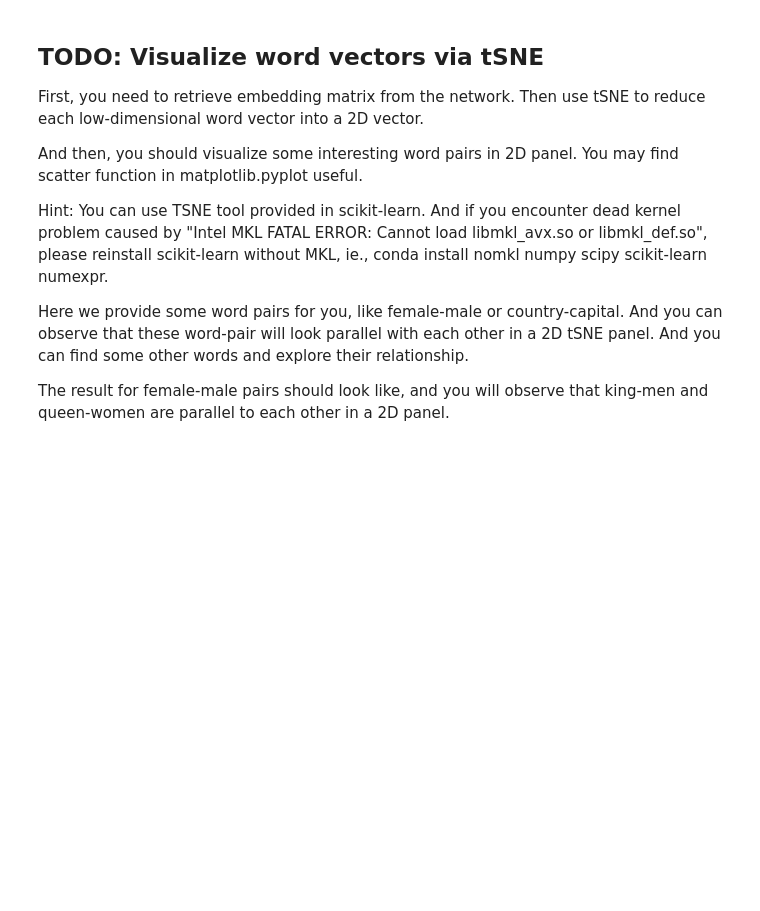
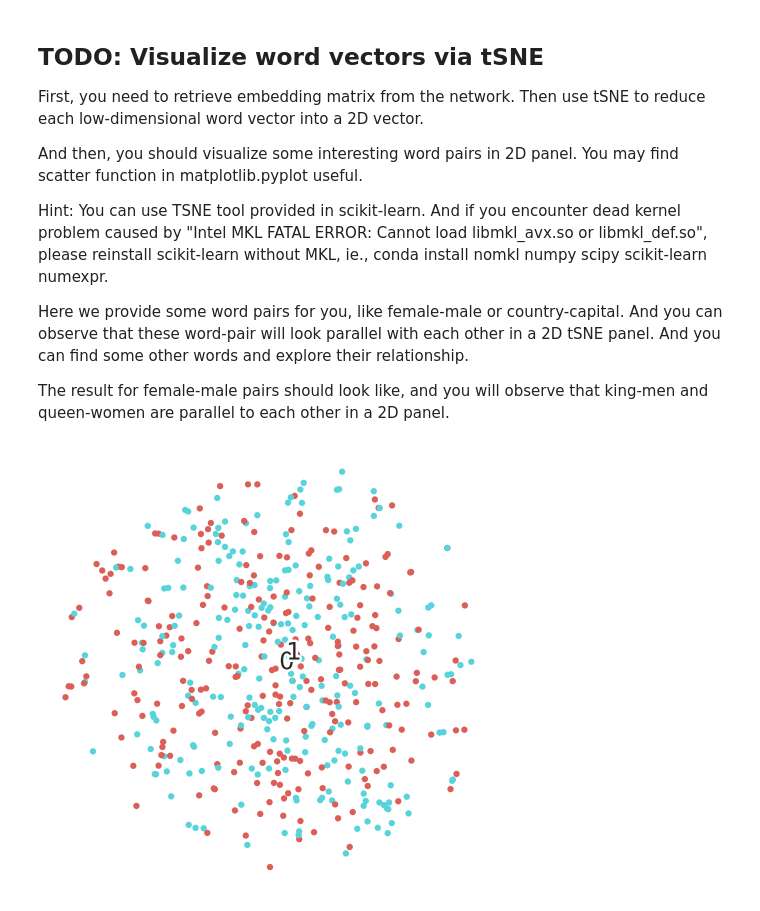
Before and after one commit to xs2445/21fall_courses, a Jupyter notebook: e4040/hw3/task2-rnn-applications.ipynb, the cells around one changed output. Saved outputs shown, nothing was run; the diff lists cells and outputs as text; code cells hidden in the pictures; blank space fills up the shorter version.

```diff
--- a/e4040/hw3/task2-rnn-applications.ipynb
+++ b/e4040/hw3/task2-rnn-applications.ipynb
@@ -128,0 +284,70 @@ The result for female-male pairs should look like, and you will observe that kin
+# %%
+###################################################
+# TODO: Visualize word vectors using TSNE.        #
+#                                                 #
+###################################################
+from sklearn.manifold import TSNE
+import matplotlib.patheffects as PathEffects
+import seaborn as sns
+sns.set_style('darkgrid')
+sns.set_palette('muted')
+sns.set_context("notebook", font_scale=1.5, rc={"lines.linewidth": 2.5})
+
+def fashion_scatter(x, colors):
+    # choose a color palette with seaborn.
+    num_classes = len(np.unique(colors))
+    palette = np.array(sns.color_palette("hls", num_classes))
+
+    # create a scatter plot.
+    f = plt.figure(figsize=(8, 8))
+    # ax = plt.subplot(aspect='equal')
+    ax = plt.subplot()
+    sc = ax.scatter(x[:,0], x[:,1], lw=0, s=40, c=palette[colors.astype(np.int)])
+    plt.xlim(-25, 25)
+    plt.ylim(-25, 25)
+    ax.axis('off')
+    ax.axis('tight')
+
+    # add the labels for each digit corresponding to the label
+    txts = []
+
+    for i in range(num_classes):
+
+        # Position of each label at median of data points.
+
+        xtext, ytext = np.median(x[colors == i, :], axis=0)
+        txt = ax.text(xtext, ytext, str(i), fontsize=24)
+        txt.set_path_effects([
+            PathEffects.Stroke(linewidth=5, foreground="w"),
+            PathEffects.Normal()])
+        txts.append(txt)
+
+
+random_select = np.random.choice(train_tweets.shape[0], 500, replace=False)
+
+x_subset = train_tweets[random_select]
+x_subset = np.mean(model.layers[0](x_subset),axis=2)
+# print(x_subset.shape)
+# x_subset = tf.reshape(x_subset, [-1,512]).numpy()
+# x_subset = x_subset.numpy()
+# print(x_subset.shape)
+
+y_subset = train_labels[random_select]
+# y_subset = np.repeat(y_subset, 20)
+# print(y_subset)
+# print(y_subset.shape)
+
+
+fashion_tsne = TSNE().fit_transform(x_subset)
+
+# print(fashion_tsne.shape)
+
+fashion_scatter(fashion_tsne, y_subset)
+
+
+
+###################################################
+# END TODO                                        #
+###################################################
+# %% [output]
+[figure, added]
```
Also changed, not shown: parts of 7 cells of this notebook, 2 other files.
